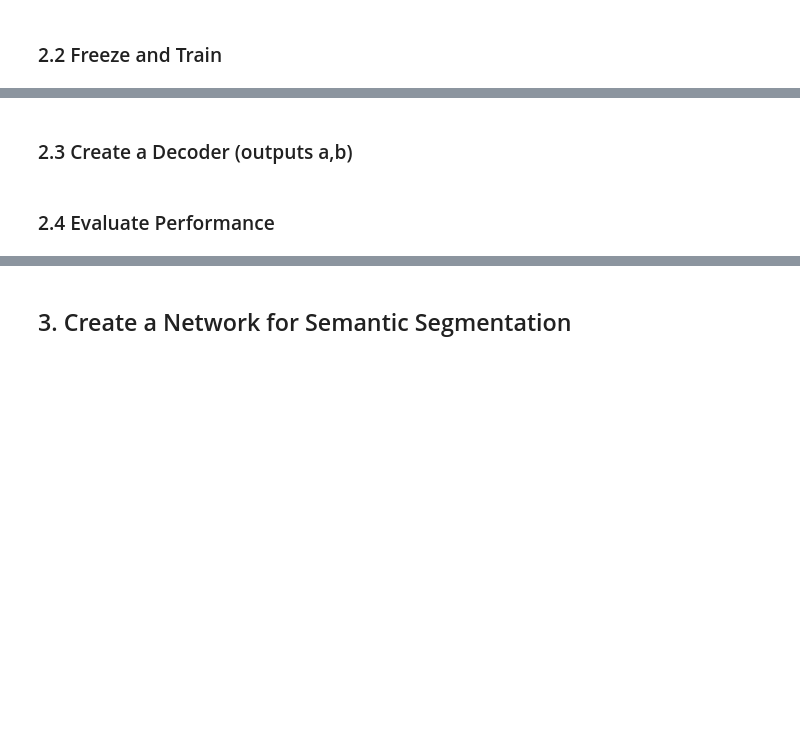
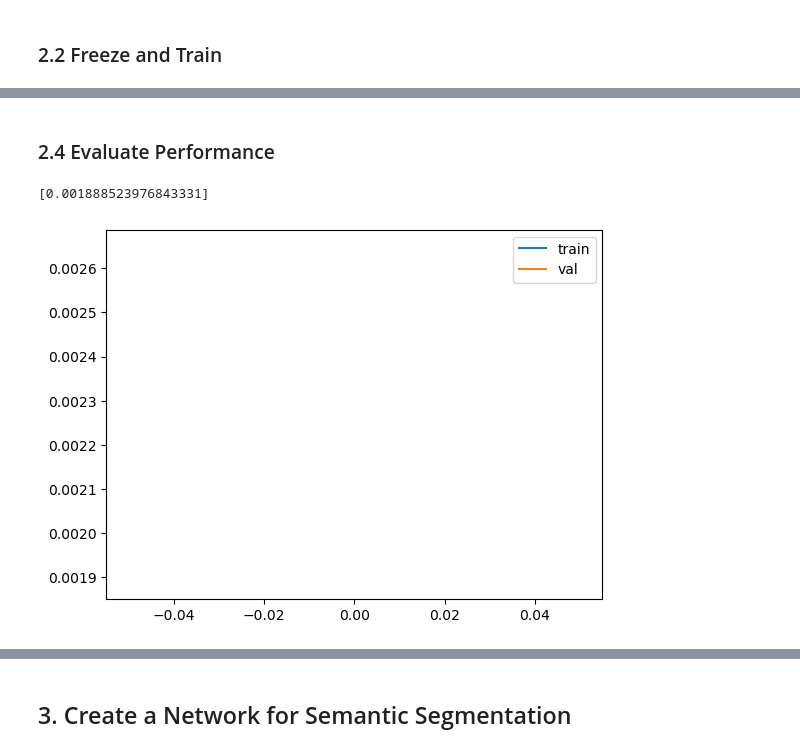
Before and after one commit to adamburman/deep-machine-learning-colorization-project, a Jupyter notebook: project.ipynb, the cells around one changed output, grey strips where cells are left out. Cells and saved outputs as stored; diff of their text form; code cells hidden in the pictures; blank space fills up the shorter version.

```diff
--- a/project.ipynb
+++ b/project.ipynb
@@ -386,25 +514,26 @@ class AutoEncoder(nn.Module):
         super().__init__()
 
         # Endocer
-        self.conv1 = nn.Conv2d(1, 256, kernel_size=3, padding=1)
-        self.pool = nn.MaxPool2d(kernel_size=3, stride=2, padding=0)
-        self.conv2 = nn.Conv2d(256, 256, kernel_size=3, padding=1)
-        self.conv3 = nn.Conv2d(256, 32, kernel_size=3, padding=1)
-        self.conv4 = nn.Conv2d(32, 32, kernel_size=3, padding=1)  # Output has 2 channels (ab color channels)
+        self.conv1 = nn.Conv2d(1, 64, kernel_size=3, padding=1)
+        self.pool = nn.MaxPool2d(kernel_size=2, stride=2, padding=0, return_indices=True)
+        self.conv2 = nn.Conv2d(64, 128, kernel_size=3, padding=1)
+        self.conv3 = nn.Conv2d(128, 256, kernel_size=3, padding=1)
+        self.conv4 = nn.Conv2d(256, 256, kernel_size=3, padding=1)  # Output has 2 channels (ab color channels)
         self.relu = nn.ReLU(inplace=True)
 
         #Decoder
 
-        self.unpool = nn.MaxUnpool2d(kernel_size=3, stride=2, padding=0)
-        self.tc1 = nn.ConvTranspose2d(32, 256, kernel_size=3, padding=1)
-        self.tc2 = nn.ConvTranspose2d(256, 512, kernel_size=3, padding=1)
-        self.tc3 = nn.ConvTranspose2d(512, 2, kernel_size=3, padding=1)  # Output has 2 channels (ab color channels)
+        self.unpool = nn.MaxUnpool2d(kernel_size=2, stride=2, padding=0)
+        self.tc1 = nn.Conv2d(256, 128, kernel_size=3, padding=1)
+        self.tc2 = nn.Conv2d(128, 64, kernel_size=3, padding=1)
+        self.tc3 = nn.Conv2d(64, 2, kernel_size=3, padding=1)  # Output has 2 channels (ab color channels)
         self.relu = nn.ReLU(inplace=True)
         self.tanh = nn.Tanh()
 
     def forward(self, x):
         # Encoder
         x = self.conv1(x)
+        #x, indices = self.pool(x)
         x = self.relu(x)
         x = self.conv2(x)
         x = self.relu(x)
@@ -415,15 +544,17 @@ class AutoEncoder(nn.Module):
 
         x = self.tc1(x)
         x = self.relu(x)
+
         x = self.tc2(x)
         x = self.relu(x)
+        #x = self.unpool(x, indices)
         x = self.tc3(x)
-        #print(x)
+
 
         x = self.tanh(x)
-        #print(x.shape)
+
         # Perform upsampling to the desired size [1052, 1914]
-        x = F.interpolate(x, size=(1052, 1914), mode='bilinear', align_corners=False)
+        #x = F.interpolate(x, size=(1052, 1914), mode='bilinear', align_corners=False)
 
 
         return x
@@ -511,5 +654,13 @@ Epoch 5/5: Train loss: 56.568, Val. loss: 83.670
-# %% [markdown]
-### 2.3 Create a Decoder (outputs a,b)
 # %% [markdown]
 ### 2.4 Evaluate Performance
+# %%
+print(val_losses)
+plt.figure()
+plt.plot(range(0,len(train_losses)), train_losses)
+plt.plot(range(0,len(val_losses)), val_losses)
+plt.legend(['train', 'val'])
+plt.show()
+# %% [output]
+[0.001888523976843331]
+[figure, added]
 # %%
```
Also changed, not shown: parts of 14 cells of this notebook.
